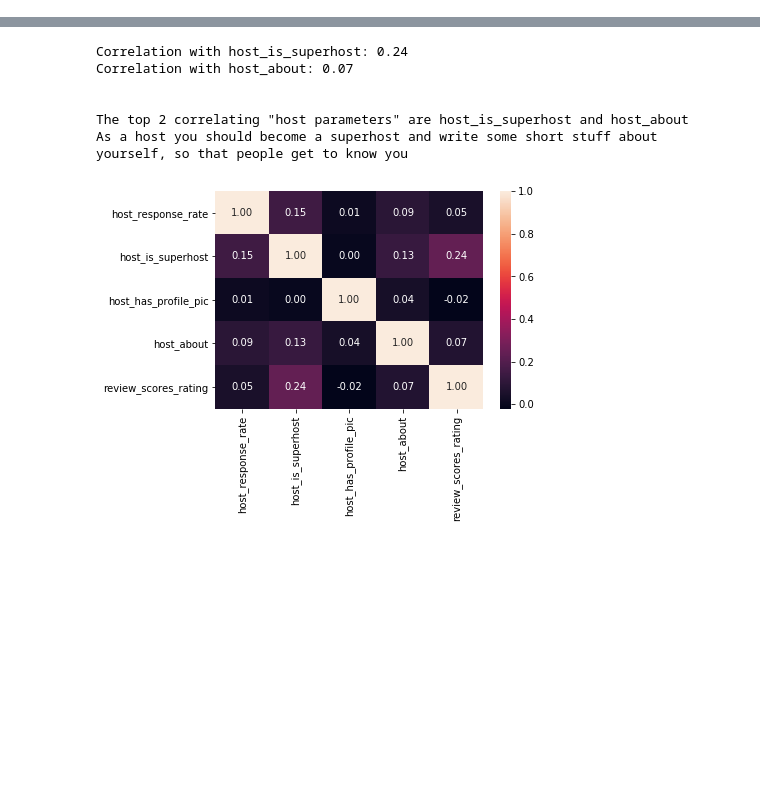
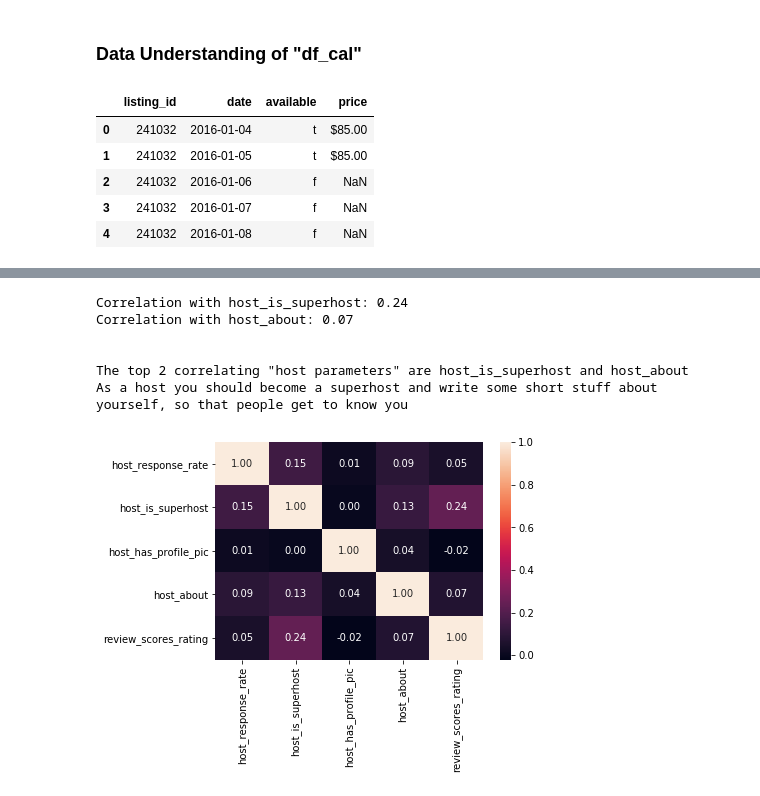
Before and after one commit to LtdDan82/Airbnb_seattle, a Jupyter notebook: jupyter_airbnb.ipynb, the cells around one changed output, grey strips where cells are left out. Saved outputs shown, nothing was run; the diff lists cells and outputs as text; code cells hidden in the pictures; blank space fills up the shorter version.

```diff
--- a/jupyter_airbnb.ipynb
+++ b/jupyter_airbnb.ipynb
@@ -33,0 +47,16 @@ def get_csv_from_git(path_to_git):
+# %% [markdown]
+### Data Understanding of "df_cal"
+# %%
+# Get some basic data understanding
+df_cal.head(5)
+# As question 1 is focusing on the best price we will later need the price and the date.
+# During data prepartion phase (see the individual functions for each question), we will drop NaN rows from the price.
+# As the price is our "target value" this makes totally sense and our customers don't want to offer "for free" or
+# just forget to write a price - However aggregation functions (like "mean") are not affected by NaN values (see pandas documentation)
+# %% [output]
+|  | listing_id | date | available | price |
+| 0 | 241032 | 2016-01-04 | t | $85.00 |
+| 1 | 241032 | 2016-01-05 | t | $85.00 |
+| 2 | 241032 | 2016-01-06 | f | NaN |
+| 3 | 241032 | 2016-01-07 | f | NaN |
+| 4 | 241032 | 2016-01-08 | f | NaN |
```
Also changed, not shown: parts of 10 cells of this notebook.
